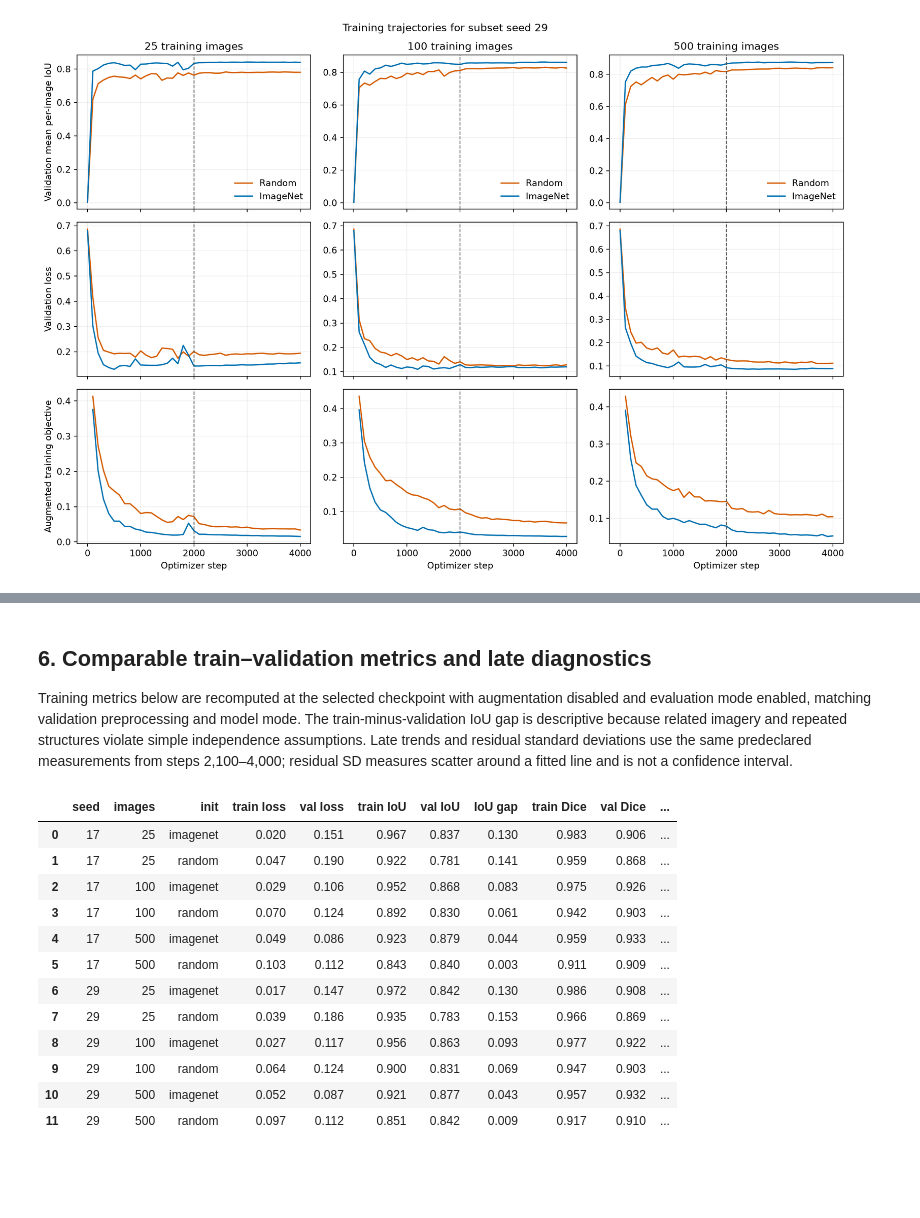
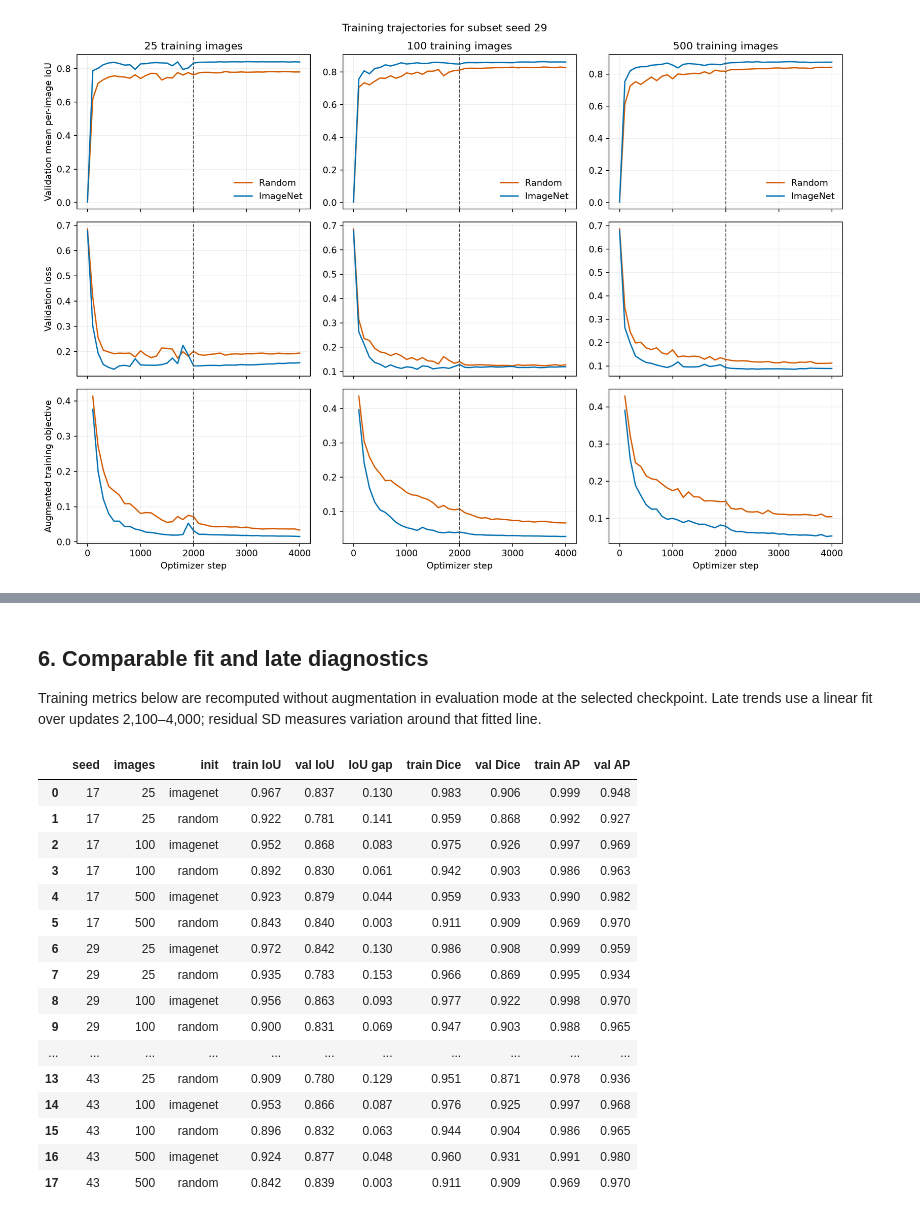
Before and after one commit to manuelmiddendorf/data-efficient-roof-segmentation, a Jupyter notebook: notebooks/04_data_efficiency.ipynb, the cells around one changed output, grey strips where cells are left out. Cells and saved outputs as stored; diff of their text form; code cells hidden in the pictures; blank space fills up the shorter version.

Commit message:
Report Seed 43 replication results

```diff
--- a/notebooks/04_data_efficiency.ipynb
+++ b/notebooks/04_data_efficiency.ipynb
@@ -155,33 +194,36 @@ At n=500, both random models continue improving after the step-2,000 rate change
 # %% [markdown]
-## 6. Comparable train–validation metrics and late diagnostics
+## 6. Comparable fit and late diagnostics
 
-Training metrics below are recomputed at the selected checkpoint with augmentation disabled and evaluation mode enabled, matching validation preprocessing and model mode. The train-minus-validation IoU gap is descriptive because related imagery and repeated structures violate simple independence assumptions. Late trends and residual standard deviations use the same predeclared measurements from steps 2,100–4,000; residual SD measures scatter around a fitted line and is not a confidence interval.
+Training metrics below are recomputed without augmentation in evaluation mode at the selected checkpoint. Late trends use a linear fit over updates 2,100–4,000; residual SD measures variation around that fitted line.
 # %%
 evaluation_columns = {
     'subset_seed': 'seed', 'training_size': 'images', 'initialization': 'init',
-    'selected_training_loss': 'train loss', 'selected_validation_loss': 'val loss',
     'selected_training_iou': 'train IoU', 'best_validation_iou': 'val IoU',
     'training_minus_validation_iou': 'IoU gap',
     'selected_training_dice': 'train Dice', 'selected_validation_dice': 'val Dice',
     'selected_training_ap': 'train AP', 'selected_validation_ap': 'val AP',
 }
 display(RESULTS[list(evaluation_columns)].rename(columns=evaluation_columns).style.format({
     column: '{:.3f}' for column in list(evaluation_columns.values())[3:]
 }))
 # %% [output]
-|  | seed | images | init | train loss | val loss | train IoU | val IoU | IoU gap | train Dice | val Dice | ... |
-| 0 | 17 | 25 | imagenet | 0.020 | 0.151 | 0.967 | 0.837 | 0.130 | 0.983 | 0.906 | ... |
-| 1 | 17 | 25 | random | 0.047 | 0.190 | 0.922 | 0.781 | 0.141 | 0.959 | 0.868 | ... |
-| 2 | 17 | 100 | imagenet | 0.029 | 0.106 | 0.952 | 0.868 | 0.083 | 0.975 | 0.926 | ... |
-| 3 | 17 | 100 | random | 0.070 | 0.124 | 0.892 | 0.830 | 0.061 | 0.942 | 0.903 | ... |
-| 4 | 17 | 500 | imagenet | 0.049 | 0.086 | 0.923 | 0.879 | 0.044 | 0.959 | 0.933 | ... |
-| 5 | 17 | 500 | random | 0.103 | 0.112 | 0.843 | 0.840 | 0.003 | 0.911 | 0.909 | ... |
-| 6 | 29 | 25 | imagenet | 0.017 | 0.147 | 0.972 | 0.842 | 0.130 | 0.986 | 0.908 | ... |
-| 7 | 29 | 25 | random | 0.039 | 0.186 | 0.935 | 0.783 | 0.153 | 0.966 | 0.869 | ... |
-| 8 | 29 | 100 | imagenet | 0.027 | 0.117 | 0.956 | 0.863 | 0.093 | 0.977 | 0.922 | ... |
-| 9 | 29 | 100 | random | 0.064 | 0.124 | 0.900 | 0.831 | 0.069 | 0.947 | 0.903 | ... |
-| 10 | 29 | 500 | imagenet | 0.052 | 0.087 | 0.921 | 0.877 | 0.043 | 0.957 | 0.932 | ... |
-| 11 | 29 | 500 | random | 0.097 | 0.112 | 0.851 | 0.842 | 0.009 | 0.917 | 0.910 | ... |
+|  | seed | images | init | train IoU | val IoU | IoU gap | train Dice | val Dice | train AP | val AP |
+| 0 | 17 | 25 | imagenet | 0.967 | 0.837 | 0.130 | 0.983 | 0.906 | 0.999 | 0.948 |
+| 1 | 17 | 25 | random | 0.922 | 0.781 | 0.141 | 0.959 | 0.868 | 0.992 | 0.927 |
+| 2 | 17 | 100 | imagenet | 0.952 | 0.868 | 0.083 | 0.975 | 0.926 | 0.997 | 0.969 |
+| 3 | 17 | 100 | random | 0.892 | 0.830 | 0.061 | 0.942 | 0.903 | 0.986 | 0.963 |
+| 4 | 17 | 500 | imagenet | 0.923 | 0.879 | 0.044 | 0.959 | 0.933 | 0.990 | 0.982 |
+| 5 | 17 | 500 | random | 0.843 | 0.840 | 0.003 | 0.911 | 0.909 | 0.969 | 0.970 |
+| 6 | 29 | 25 | imagenet | 0.972 | 0.842 | 0.130 | 0.986 | 0.908 | 0.999 | 0.959 |
+| 7 | 29 | 25 | random | 0.935 | 0.783 | 0.153 | 0.966 | 0.869 | 0.995 | 0.934 |
+| 8 | 29 | 100 | imagenet | 0.956 | 0.863 | 0.093 | 0.977 | 0.922 | 0.998 | 0.970 |
+| 9 | 29 | 100 | random | 0.900 | 0.831 | 0.069 | 0.947 | 0.903 | 0.988 | 0.965 |
+| ... | ... | ... | ... | ... | ... | ... | ... | ... | ... | ... |
+| 13 | 43 | 25 | random | 0.909 | 0.780 | 0.129 | 0.951 | 0.871 | 0.978 | 0.936 |
+| 14 | 43 | 100 | imagenet | 0.953 | 0.866 | 0.087 | 0.976 | 0.925 | 0.997 | 0.968 |
+| 15 | 43 | 100 | random | 0.896 | 0.832 | 0.063 | 0.944 | 0.904 | 0.986 | 0.965 |
+| 16 | 43 | 500 | imagenet | 0.924 | 0.877 | 0.048 | 0.960 | 0.931 | 0.991 | 0.980 |
+| 17 | 43 | 500 | random | 0.842 | 0.839 | 0.003 | 0.911 | 0.909 | 0.969 | 0.970 |
 # %%
 late_columns = {
     'subset_seed': 'seed', 'training_size': 'images', 'initialization': 'init',
```
Also changed, not shown: parts of 32 cells of this notebook, 25 other files.
